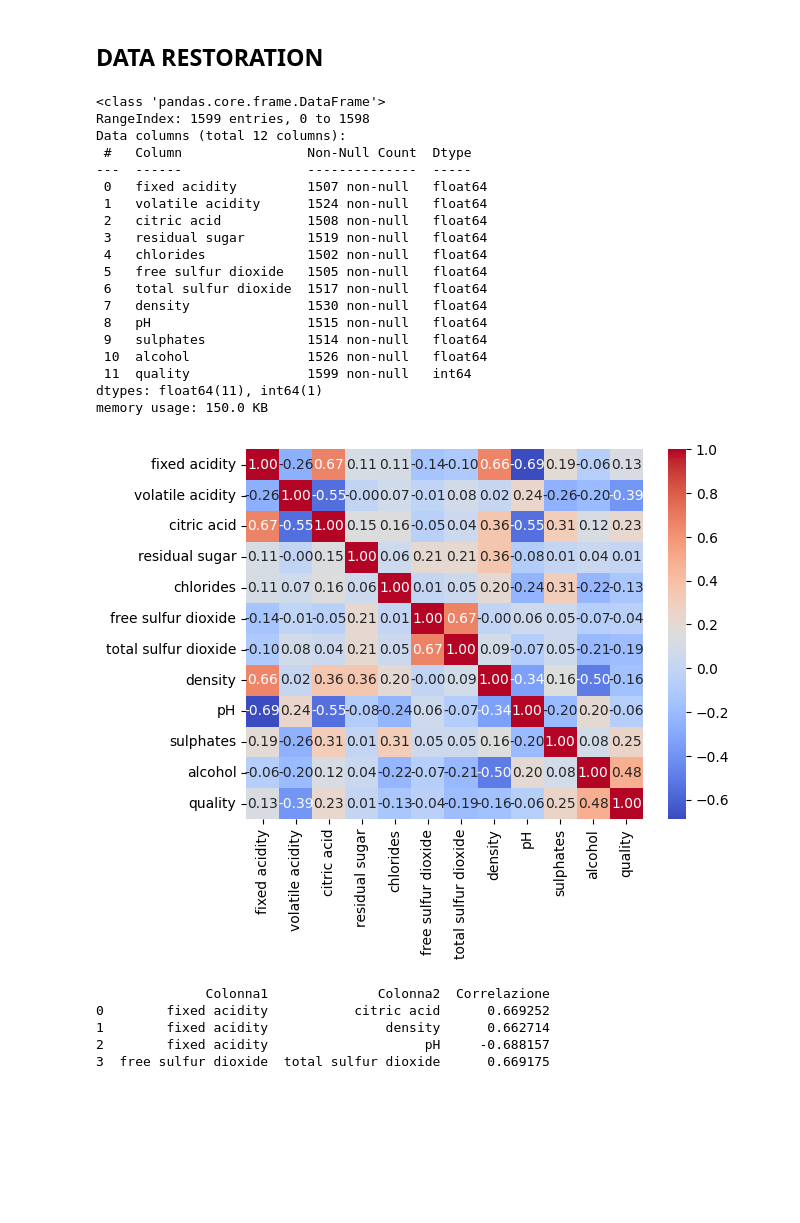
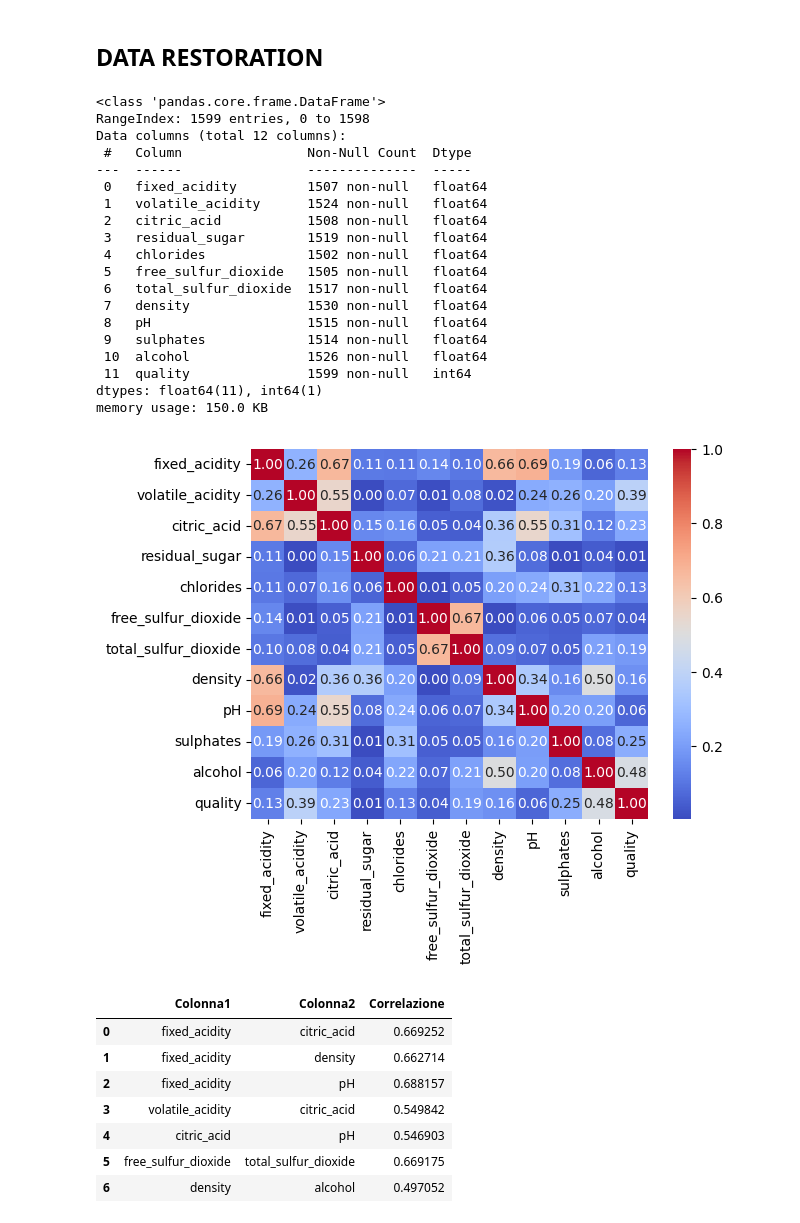
Before and after one commit to gonarec/WineDetector_Python_Project, a Jupyter notebook: Project.ipynb, the cells around one changed output. Saved outputs shown, nothing was run; the diff lists cells and outputs as text; code cells hidden in the pictures; blank space fills up the shorter version.

```diff
--- a/Project.ipynb
+++ b/Project.ipynb
@@ -17,0 +8,4 @@ wine_dataset.head()
+# %%
+wine_dataframe = pd.read_csv('winequality_red.csv')
+wine_dataframe = wine_dataframe.rename(columns=lambda x: x.replace(" ", "_"))
+wine_dataframe.head()
@@ -18,20 +19,20 @@ wine_dataset.head()
 # %% [markdown]
 ## DATA RESTORATION
 # %%
-wine_dataset.info()
+wine_dataframe.info()
 # %% [output]
 <class 'pandas.core.frame.DataFrame'>
 RangeIndex: 1599 entries, 0 to 1598
 Data columns (total 12 columns):
  #   Column                Non-Null Count  Dtype
 ---  ------                --------------  -----
- 0   fixed acidity         1507 non-null   float64
- 1   volatile acidity      1524 non-null   float64
- 2   citric acid           1508 non-null   float64
- 3   residual sugar        1519 non-null   float64
+ 0   fixed_acidity         1507 non-null   float64
+ 1   volatile_acidity      1524 non-null   float64
+ 2   citric_acid           1508 non-null   float64
+ 3   residual_sugar        1519 non-null   float64
  4   chlorides             1502 non-null   float64
- 5   free sulfur dioxide   1505 non-null   float64
- 6   total sulfur dioxide  1517 non-null   float64
+ 5   free_sulfur_dioxide   1505 non-null   float64
+ 6   total_sulfur_dioxide  1517 non-null   float64
  7   density               1530 non-null   float64
  8   pH                    1515 non-null   float64
  9   sulphates             1514 non-null   float64
@@ -40,29 +41,30 @@ Data columns (total 12 columns):
 dtypes: float64(11), int64(1)
 memory usage: 150.0 KB
 # %%
-corr_matrix = wine_dataset.corr()
+corr_matrix = wine_dataframe.corr().abs()
 sns.heatmap(corr_matrix, annot=True, cmap='coolwarm', fmt=".2f")
 plt.show()
 # %% [output]
-[figure, old version]
+[figure, new version]
 # %%
-pos_strong_related = np.where((np.triu(corr_matrix, k=1) > 0.65) | (np.triu(corr_matrix, k=1) < -0.65))
+corr_index = np.where((np.triu(corr_matrix, k=1) > 0.49)) #index of  correlated features
 
-# Creare un dataframe con le colonne e i valori di correlazione più alti
-df_strong_corr = pd.DataFrame({
-    'Colonna1': corr_matrix.columns[pos_strong_related[0]],
-    'Colonna2': corr_matrix.columns[pos_strong_related[1]],
-    'Correlazione': corr_matrix.values[pos_strong_related]
+corr_features = pd.DataFrame({
+    'Colonna1': corr_matrix.columns[corr_index[0]], #row
+    'Colonna2': corr_matrix.columns[corr_index[1]], #columns
+    'Correlazione': corr_matrix.values[corr_index]
 })
 
-# Visualizzare il dataframe delle correlazioni più alte
-print(df_strong_corr)
+corr_features
 # %% [output]
-              Colonna1              Colonna2  Correlazione
-0        fixed acidity           citric acid      0.669252
-1        fixed acidity               density      0.662714
-2        fixed acidity                    pH     -0.688157
-3  free sulfur dioxide  total sulfur dioxide      0.669175
+|  | Colonna1 | Colonna2 | Correlazione |
+| 0 | fixed_acidity | citric_acid | 0.669252 |
+| 1 | fixed_acidity | density | 0.662714 |
+| 2 | fixed_acidity | pH | 0.688157 |
+| 3 | volatile_acidity | citric_acid | 0.549842 |
+| 4 | citric_acid | pH | 0.546903 |
+| 5 | free_sulfur_dioxide | total_sulfur_dioxide | 0.669175 |
+| 6 | density | alcohol | 0.497052 |
 # %% [markdown]
 ## Data Restoration Process
 
```
Also changed, not shown: parts of 5 cells of this notebook.
